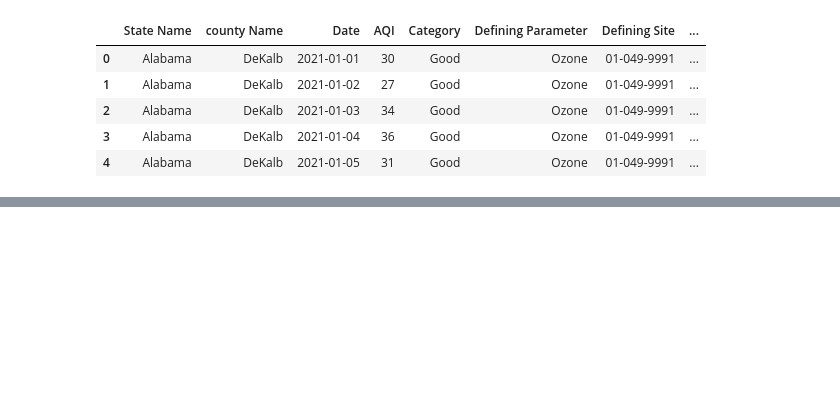
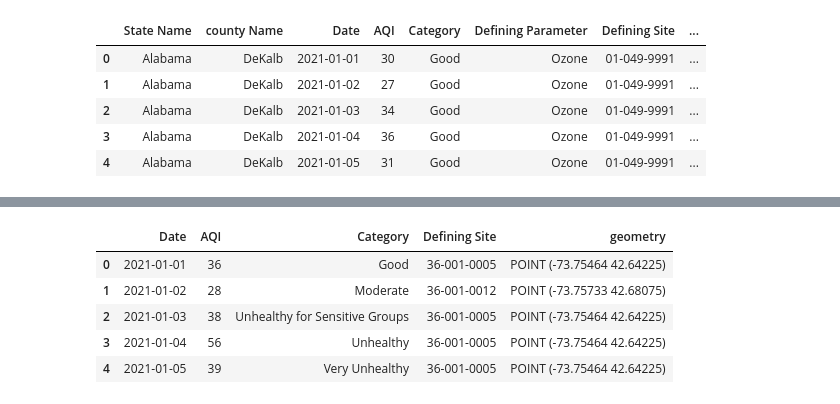
Before and after one commit to aqi-science/notebook, a Jupyter notebook: AQI_scrapper.ipynb, the cells around one changed output, grey strips where cells are left out. Cells and saved outputs as stored; diff of their text form; code cells hidden in the pictures; blank space fills up the shorter version.

```diff
--- a/AQI_scrapper.ipynb
+++ b/AQI_scrapper.ipynb
@@ -183,2 +236,11 @@ aqi_df['Date']=pd.to_datetime(aqi_df['Date'], format = '%Y-%m-%d')
+# %%
+aqi_ny
+# %% [output]
+|  | Date | AQI | Category | Defining Site | geometry |
+| 0 | 2021-01-01 | 36 | Good | 36-001-0005 | POINT (-73.75464 42.64225) |
+| 1 | 2021-01-02 | 28 | Moderate | 36-001-0012 | POINT (-73.75733 42.68075) |
+| 2 | 2021-01-03 | 38 | Unhealthy for Sensitive Groups | 36-001-0005 | POINT (-73.75464 42.64225) |
+| 3 | 2021-01-04 | 56 | Unhealthy | 36-001-0005 | POINT (-73.75464 42.64225) |
+| 4 | 2021-01-05 | 39 | Very Unhealthy | 36-001-0005 | POINT (-73.75464 42.64225) |
 # %%
 
```
Also changed, not shown: parts of 27 cells of this notebook, 1 other file.
